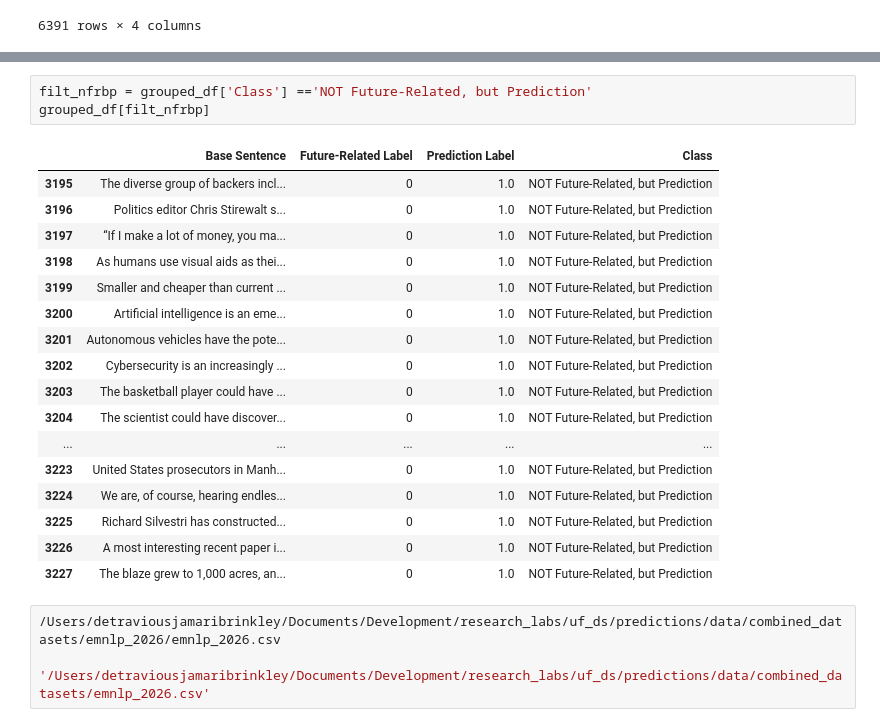
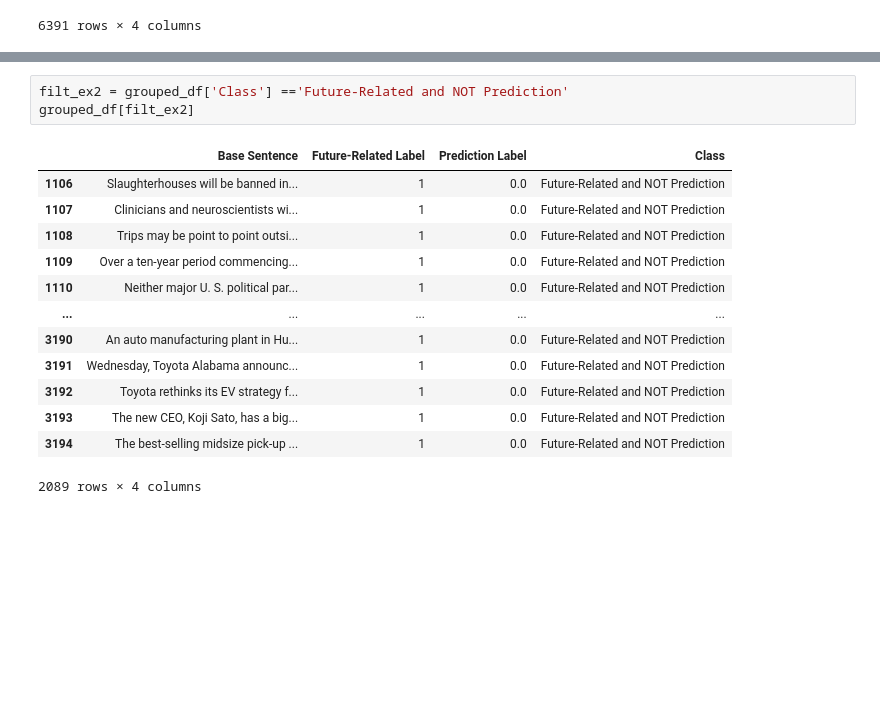
Before and after one commit to ufdatastudio/predictions, a Jupyter notebook: notebook_experiments/explore_chronicle2050_future_vs_projection.ipynb, the cells around one changed output, grey strips where cells are left out. Drawn from its saved outputs; the diff is of its cells as text; blank space fills up the shorter version.

```diff
--- a/notebook_experiments/explore_chronicle2050_future_vs_projection.ipynb
+++ b/notebook_experiments/explore_chronicle2050_future_vs_projection.ipynb
@@ -254,25 +275,17 @@ grouped_df
 # %%
-filt_nfrbp = grouped_df['Class'] =='NOT Future-Related, but Prediction'
-grouped_df[filt_nfrbp]
+filt_ex2 = grouped_df['Class'] =='Future-Related and NOT Prediction'
+grouped_df[filt_ex2]
 # %% [output]
 |  | Base Sentence | Future-Related Label | Prediction Label | Class |
-| 3195 | The diverse group of backers incl... | 0 | 1.0 | NOT Future-Related, but Prediction |
-| 3196 | Politics editor Chris Stirewalt s... | 0 | 1.0 | NOT Future-Related, but Prediction |
-| 3197 | “If I make a lot of money, you ma... | 0 | 1.0 | NOT Future-Related, but Prediction |
-| 3198 | As humans use visual aids as thei... | 0 | 1.0 | NOT Future-Related, but Prediction |
-| 3199 | Smaller and cheaper than current ... | 0 | 1.0 | NOT Future-Related, but Prediction |
-| 3200 | Artificial intelligence is an eme... | 0 | 1.0 | NOT Future-Related, but Prediction |
-| 3201 | Autonomous vehicles have the pote... | 0 | 1.0 | NOT Future-Related, but Prediction |
-| 3202 | Cybersecurity is an increasingly ... | 0 | 1.0 | NOT Future-Related, but Prediction |
-| 3203 | The basketball player could have ... | 0 | 1.0 | NOT Future-Related, but Prediction |
-| 3204 | The scientist could have discover... | 0 | 1.0 | NOT Future-Related, but Prediction |
+| 1106 | Slaughterhouses will be banned in... | 1 | 0.0 | Future-Related and NOT Prediction |
+| 1107 | Clinicians and neuroscientists wi... | 1 | 0.0 | Future-Related and NOT Prediction |
+| 1108 | Trips may be point to point outsi... | 1 | 0.0 | Future-Related and NOT Prediction |
+| 1109 | Over a ten-year period commencing... | 1 | 0.0 | Future-Related and NOT Prediction |
+| 1110 | Neither major U. S. political par... | 1 | 0.0 | Future-Related and NOT Prediction |
 | ... | ... | ... | ... | ... |
-| 3223 | United States prosecutors in Manh... | 0 | 1.0 | NOT Future-Related, but Prediction |
-| 3224 | We are, of course, hearing endles... | 0 | 1.0 | NOT Future-Related, but Prediction |
-| 3225 | Richard Silvestri has constructed... | 0 | 1.0 | NOT Future-Related, but Prediction |
-| 3226 | A most interesting recent paper i... | 0 | 1.0 | NOT Future-Related, but Prediction |
-| 3227 | The blaze grew to 1,000 acres, an... | 0 | 1.0 | NOT Future-Related, but Prediction |
+| 3190 | An auto manufacturing plant in Hu... | 1 | 0.0 | Future-Related and NOT Prediction |
+| 3191 | Wednesday, Toyota Alabama announc... | 1 | 0.0 | Future-Related and NOT Prediction |
+| 3192 | Toyota rethinks its EV strategy f... | 1 | 0.0 | Future-Related and NOT Prediction |
+| 3193 | The new CEO, Koji Sato, has a big... | 1 | 0.0 | Future-Related and NOT Prediction |
+| 3194 | The best-selling midsize pick-up ... | 1 | 0.0 | Future-Related and NOT Prediction |
+2089 rows × 4 columns
-# %%
-/Users/detraviousjamaribrinkley/Documents/Development/research_labs/uf_ds/predictions/data/combined_datasets/emnlp_2026/emnlp_2026.csv
-
-'/Users/detraviousjamaribrinkley/Documents/Development/research_labs/uf_ds/predictions/data/combined_datasets/emnlp_2026.csv'
```
Also changed, not shown: parts of 1 cell of this notebook.
